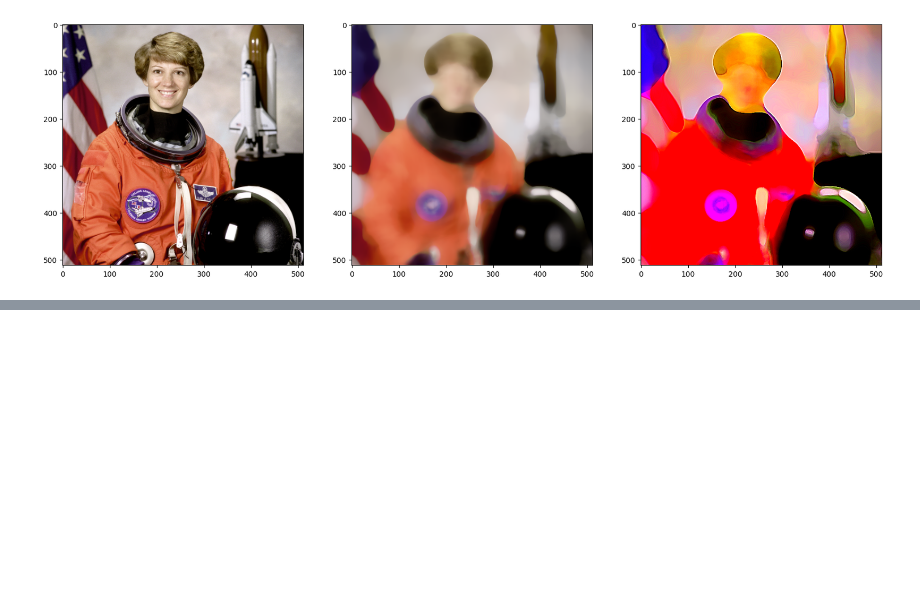
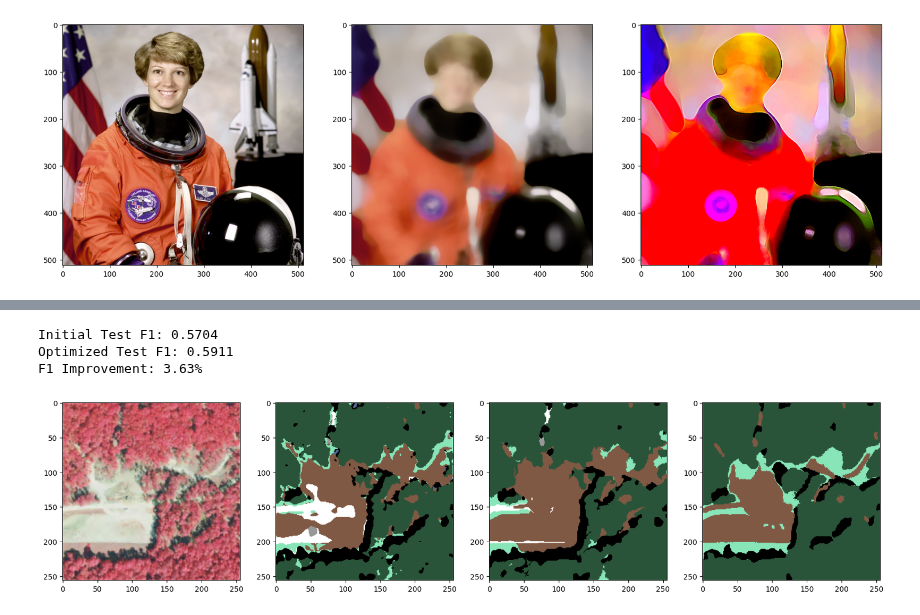
Before and after one commit to DakotaHester/ms-land-cover, a Jupyter notebook: postprocessing.ipynb, the cells around one changed output, grey strips where cells are left out. Cells and saved outputs as stored; diff of their text form; code cells hidden in the pictures; blank space fills up the shorter version.

```diff
--- a/postprocessing.ipynb
+++ b/postprocessing.ipynb
@@ -763,0 +796,12 @@ plt.show()
+# %%
+device = torch.device('mps')
+model = model.to(device)
+
+lc_probs = []
+batch_size = 32
+for i in range(0, X_torch.shape[0], batch_size):
+    with torch.no_grad():
+        X_batch = X_torch[i:i+batch_size].to(device)
+        y_pred = model(X_batch)
+        lc_probs.append(y_pred)
+lc_probs = torch.cat(lc_probs, dim=0).cpu().numpy()
@@ -763,0 +931,8 @@ plt.show()
+# %%
+# use test sets
+y_paths = glob('./data/splits/test/target/*.tif') #  + glob('./data/splits/test/target/*.tif')
+X_paths = [path.replace('target', 'input') for path in y_paths]
+
+# now, load the model
+X = np.stack([rio.open(path).read().transpose(1, 2, 0) / 255.0 for path in X_paths])
+y = np.stack([rio.open(path).read().squeeze() for path in y_paths])
@@ -763,0 +982,38 @@ plt.show()
+# %%
+init_test_f1 = f1_score(y.flatten(), np.argmax(lc_probs, axis=1).flatten() + 1, average='macro')
+new_f1 = f1_score(y.flatten(), np.argmax(np.stack(results), axis=1).flatten() + 1, average='macro')
+improvement = (new_f1 - init_test_f1) / init_test_f1
+
+print(f'Initial Test F1: {init_test_f1:.4f}')
+print(f'Optimized Test F1: {new_f1:.4f}')
+print(f'F1 Improvement: {improvement:.2%}')
+# %% [output]
+Initial Test F1: 0.5704
+Optimized Test F1: 0.5911
+F1 Improvement: 3.63%
+# %%
+import matplotlib.pyplot as plt
+from src.mslandcover.config import LEGEND_COLORS_RGB
+
+def create_color_lcmap(y_pred):
+
+    y_pred_rgb = np.zeros((y_pred.shape[0], y_pred.shape[1], 3), dtype=np.uint8)
+
+    for i in range(8):
+        y_pred_rgb[y_pred == i] = LEGEND_COLORS_RGB[i]
+
+    return y_pred_rgb
+
+fig, ax = plt.subplots(1, 4, figsize=(20, 10))
+
+idx = 40
+ax[0].imshow(X[idx])
+
+ax[1].imshow(create_color_lcmap(np.argmax(lc_probs[idx], axis=0) + 1))
+ax[2].imshow(create_color_lcmap(np.argmax(results[idx], axis=0) + 1))
+
+ax[3].imshow(create_color_lcmap(y[idx]))
+
+plt.show()
+# %% [output]
+[figure, added]
```
Also changed, not shown: parts of 16 cells of this notebook, 1 other file.
